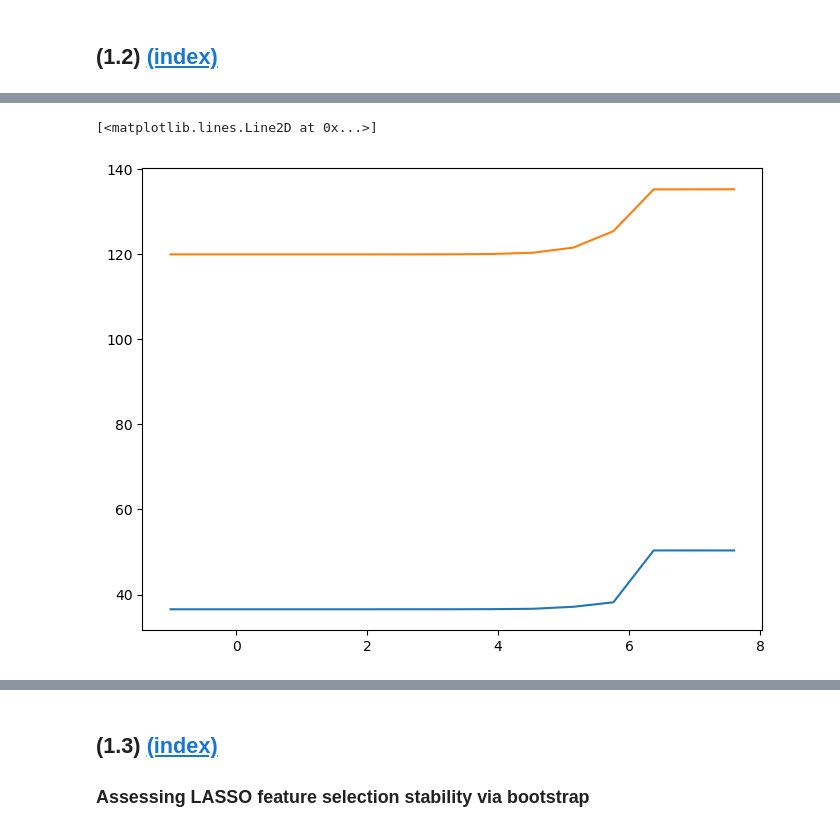
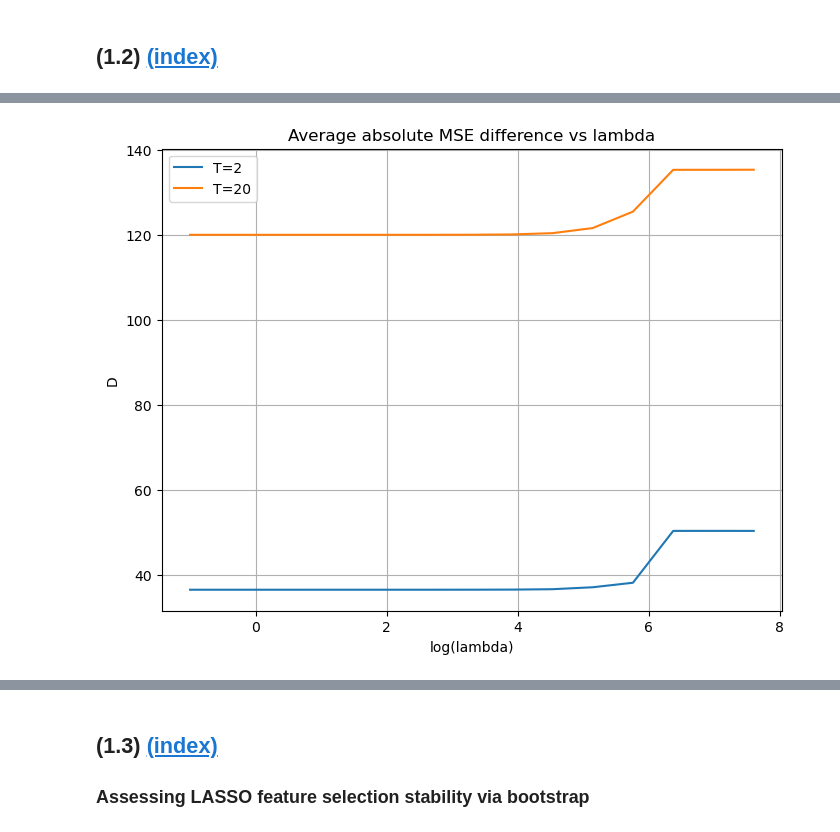
Before and after one commit to alisaklymchuk/data_science_math60026, a Jupyter notebook: 02455568_coursework1.ipynb, the cells around one changed output, grey strips where cells are left out. Drawn from its saved outputs; the diff is of its cells as text; code cells hidden in the pictures.

```diff
--- a/02455568_coursework1.ipynb
+++ b/02455568_coursework1.ipynb
@@ -379,37 +426,70 @@ The graph above shows the MSE of the predictions of the test data plotted agains
 # %%
 def D(full_X, full_y, T, lam):
+    """
+Compute the average absolute difference in validation MSE across T folds.
 
-    #Split X and Y into T folds
+Parameters:
+    full_X (np.array): Full feature matrix of shape (N, p).
+    full_y (np.array): Full target vector of length N.
+    T (int): Number of folds for cross-validation.
+    lam (float): Regularisation parameter for the Garrote model.
+
+Returns:
+    D (float): Average absolute difference between successive
+        validation MSE values across folds.
+"""
+
+    # Find the length of a fold
     N = len(full_y)
     fold_size = N // T
+
+    # Initialise list to store MSE for each fold
     MSEs = []
 
+    # Loop over folds
     for t in range(T):
+        # Boolean mask to separate train / val indices
         val_mask = np.zeros(N, dtype=bool)
         val_mask[t*fold_size:(t+1)*fold_size] = True
+
+        # Apply mask
         X_val_not_std = full_X[val_mask]
         X_train_not_std = full_X[~val_mask]
+        y_train = full_y[~val_mask]
+        y_val = full_y[val_mask]
+
         # Standardise validation first and then training set
+        # To prevent data leakage
         X_val = standardise(X_val_not_std, X_train_= X_train_not_std)
         X_train = standardise(X_train_not_std)
-        y_train = full_y[~val_mask]
-        y_val = full_y[val_mask]
-        MSEs.append(MSE_t(X_train, y_train, X_val, y_val, lam))
+
+        # Calculate MSE of the fold and add to list
+        MSEs.append(MSE_garotte(X_train, y_train, X_val, y_val, lam))
+
+    # Find average absolute difference
     D = np.mean(np.abs(np.diff(np.array(MSEs))))
 
     return D
 # %%
 Ts = [2, 20]
 Ds = []
+
 
 for T in Ts:
     Ds.append([])
     for lam in lambdas:
         Ds[-1].append(D(X_train, y_train_diam, T, lam))
 
 plt.figure(figsize=(8,6))
 plt.plot(log_lambdas, Ds[0], label="T=2")
 plt.plot(log_lambdas, Ds[1], label="T=20")
+
+plt.xlabel("log(lambda)")
+plt.ylabel("D")
+plt.title("Average absolute MSE difference vs lambda")
+plt.legend()
+plt.grid(True)
+
+plt.show()
 # %% [output]
-[<matplotlib.lines.Line2D at 0x...>]
-[figure, old version]
+[figure, new version]
```
Also changed, not shown: parts of 7 cells of this notebook.
